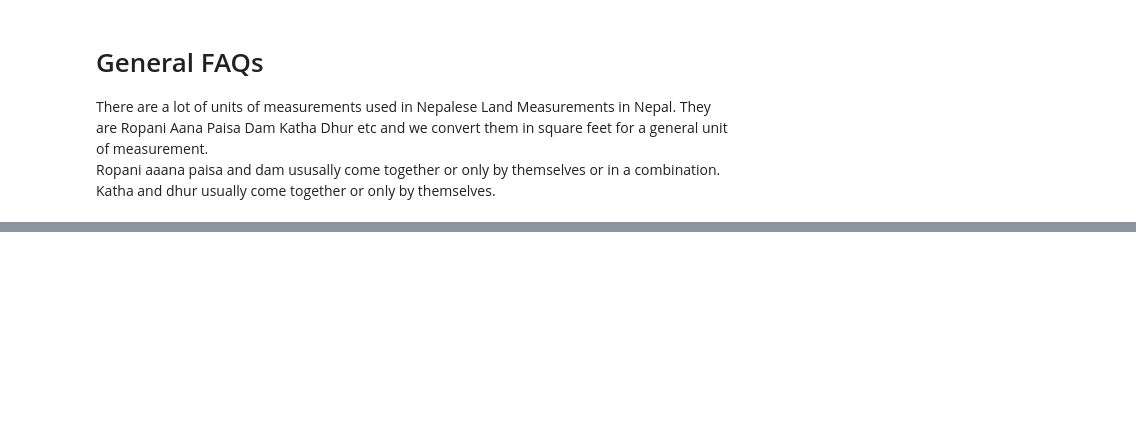
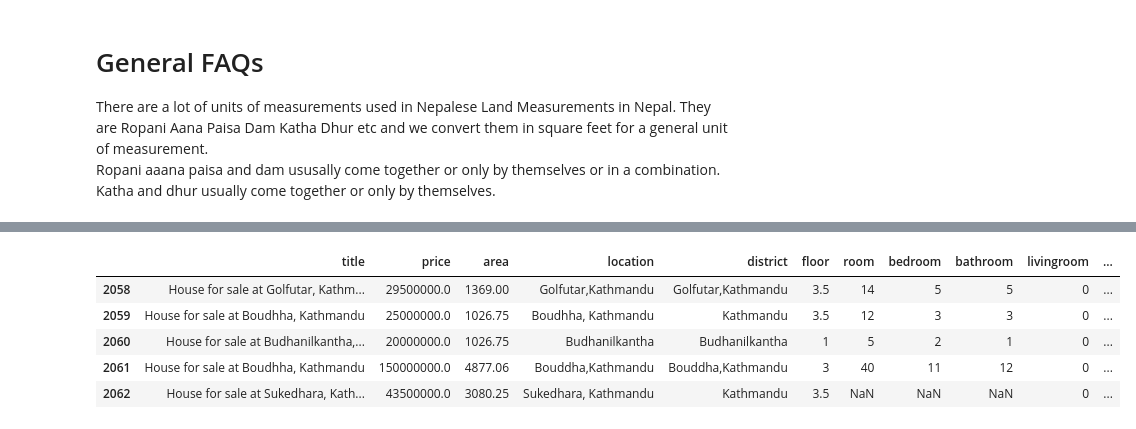
Before and after one commit to Sanoj32/Major-Project, a Jupyter notebook: jupyter_notebooks/99aana.ipynb, the cells around one changed output, grey strips where cells are left out. Saved outputs shown, nothing was run; the diff lists cells and outputs as text; code cells hidden in the pictures; blank space fills up the shorter version.

```diff
--- a/jupyter_notebooks/99aana.ipynb
+++ b/jupyter_notebooks/99aana.ipynb
@@ -99,0 +161,17 @@ df['area'] = df['area'].apply(clean_RAPD)
+# %%
+df['area'] = df['area'].apply(lambda x: float(x))
+# %%
+df['livingroom'] = pd.to_numeric(df['livingroom'])
+# %%
+df['livingroom'] = df['livingroom'].fillna(0)
+# %%
+df['livingroom'] = df['livingroom'].astype('int64')
+# %%
+df.tail()
+# %% [output]
+|  | title | price | area | location | district | floor | room | bedroom | bathroom | livingroom | ... |
+| 2058 | House for sale at Golfutar, Kathm... | 29500000.0 | 1369.00 | Golfutar,Kathmandu | Golfutar,Kathmandu | 3.5 | 14 | 5 | 5 | 0 | ... |
+| 2059 | House for sale at Boudhha, Kathmandu | 25000000.0 | 1026.75 | Boudhha, Kathmandu | Kathmandu | 3.5 | 12 | 3 | 3 | 0 | ... |
+| 2060 | House for sale at Budhanilkantha,... | 20000000.0 | 1026.75 | Budhanilkantha | Budhanilkantha | 1 | 5 | 2 | 1 | 0 | ... |
+| 2061 | House for sale at Boudhha, Kathmandu | 150000000.0 | 4877.06 | Bouddha,Kathmandu | Bouddha,Kathmandu | 3 | 40 | 11 | 12 | 0 | ... |
+| 2062 | House for sale at Sukedhara, Kath... | 43500000.0 | 3080.25 | Sukedhara, Kathmandu | Kathmandu | 3.5 | NaN | NaN | NaN | 0 | ... |
```
Also changed, not shown: parts of 11 cells of this notebook, 5 other files.
